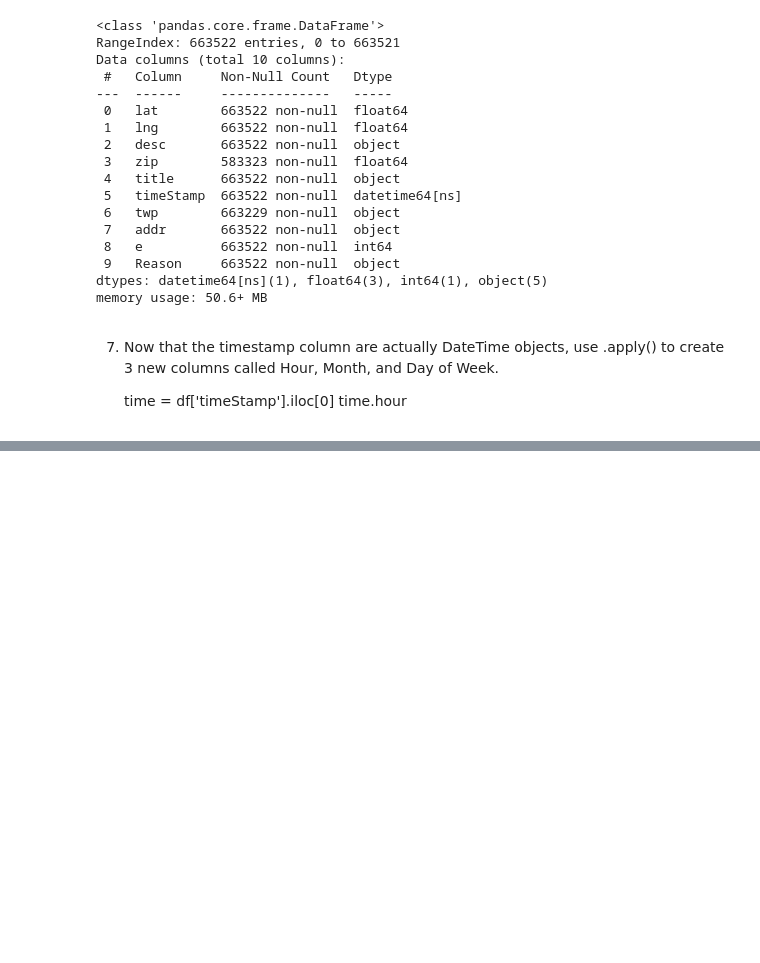
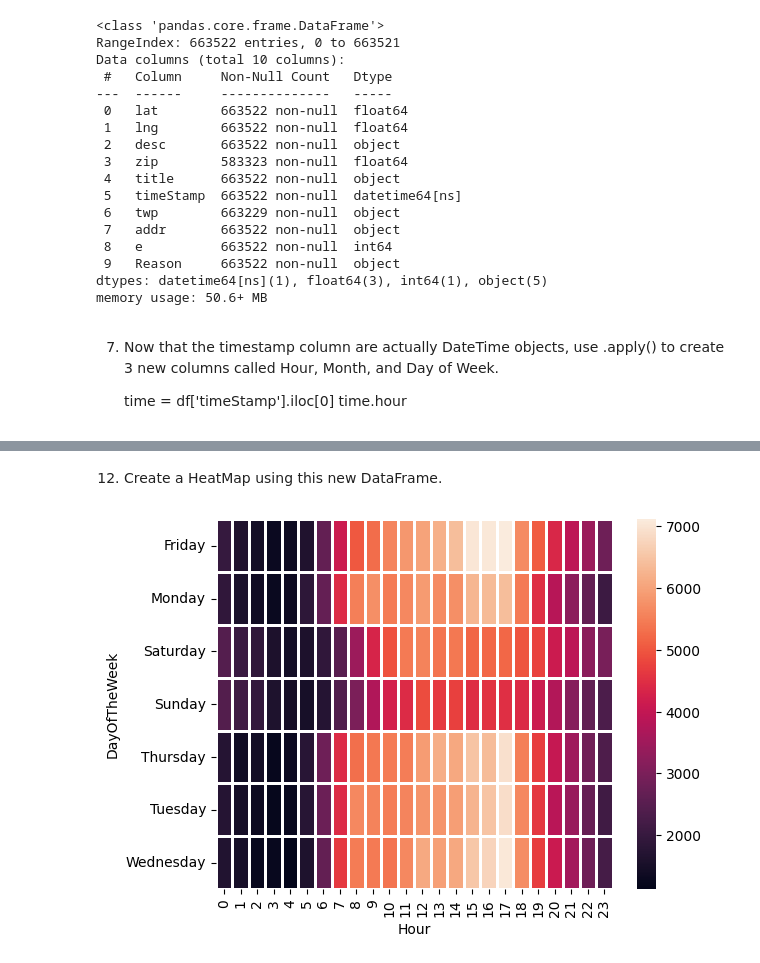
Before and after one commit to lostconnectionhere/911_calls, a Jupyter notebook: notebook_911.ipynb, the cells around one changed output, grey strips where cells are left out. Drawn from its saved outputs; the diff is of its cells as text; code cells hidden in the pictures; blank space fills up the shorter version.

```diff
--- a/notebook_911.ipynb
+++ b/notebook_911.ipynb
@@ -147,0 +178,3 @@ df.head()
+# %%
+per_Hour = df.groupby(by=['DayOfTheWeek','Hour']).count()['Reason'].unstack()
+per_Hour.head()
@@ -147,0 +190,9 @@ df.head()
+# %% [markdown]
+12. Create a HeatMap using this new DataFrame.
+# %%
+# plt.figure(figsize=(10,10))
+heat_map = sns.heatmap(per_Hour, linewidth = 1)
+# plt.title( "HeatMap using Seaborn Method" )
+# plt.show()
+# %% [output]
+[figure, added]
```
Also changed, not shown: parts of 10 cells of this notebook, 1 other file.
